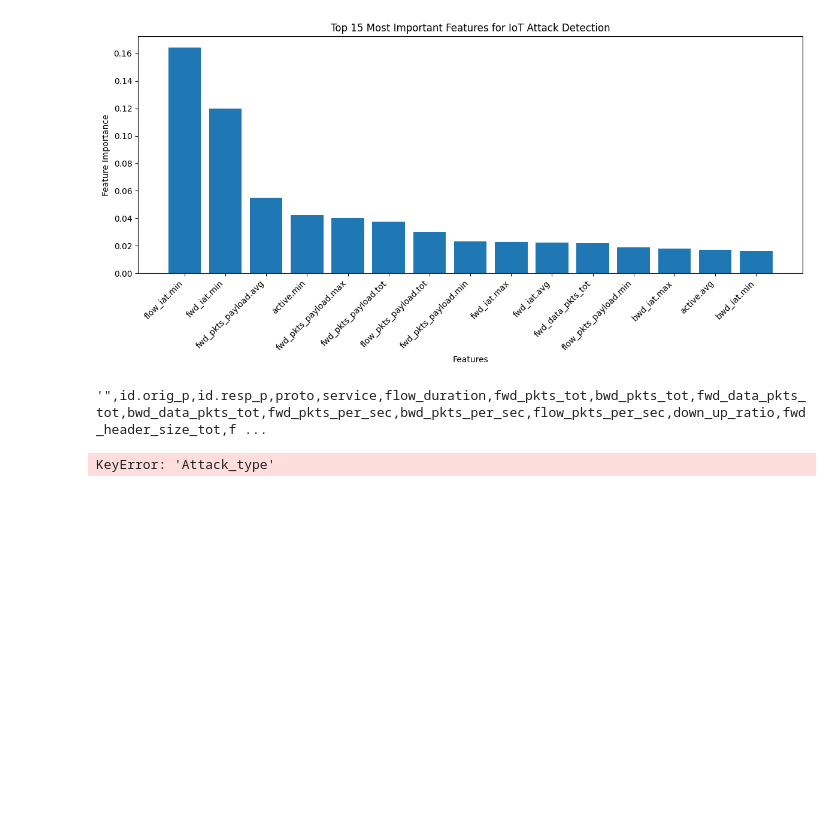
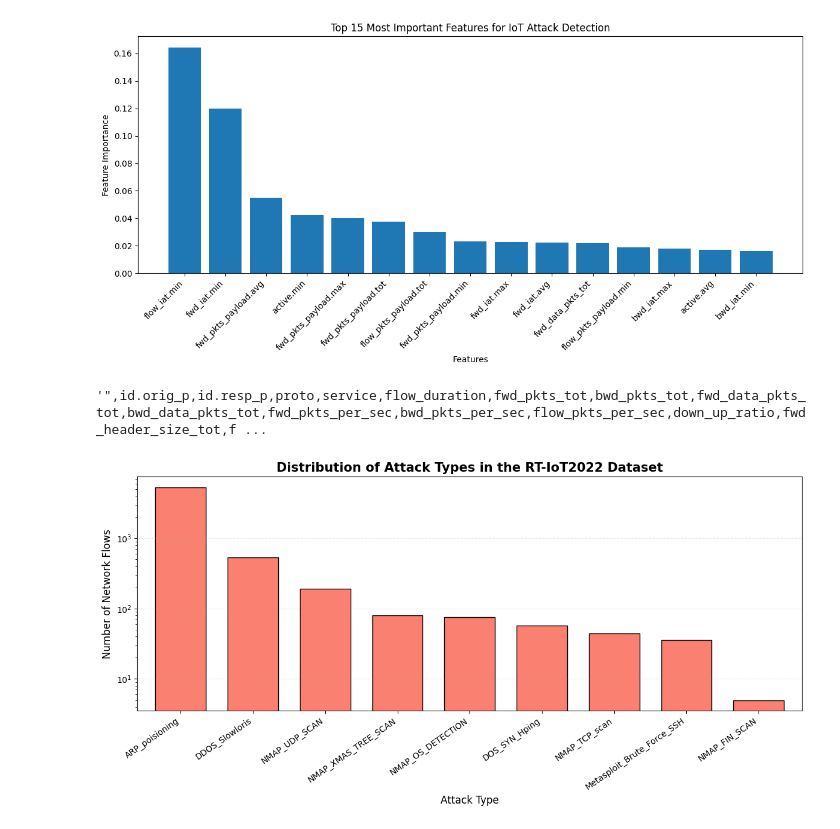
Before and after one commit to pranaykumarthakur/Research-IoT-IPS, a Jupyter notebook: corrected_with_SVM.ipynb, the cells around one changed output. Cells and saved outputs as stored; diff of their text form; code cells hidden in the pictures; blank space fills up the shorter version.

```diff
--- a/corrected_with_SVM.ipynb
+++ b/corrected_with_SVM.ipynb
@@ -629,7 +629,21 @@ import pandas as pd
 import matplotlib.pyplot as plt
 
 # Load original dataset
-df = pd.read_csv("original_RT_IoT2022.csv")
+import io
+
+with open("original_RT_IoT2022.csv", "r", encoding="utf-8") as f:
+    text = f.read()
+
+text = text.replace('"', '')
+
+lines = text.splitlines()
+
+if lines[0].startswith(","):
+    lines[0] = lines[0][1:]
+
+text = "\n".join(lines)
+
+df = pd.read_csv(io.StringIO(text))
 
 # Remove unnecessary columns (same preprocessing as your project)
 cols_to_drop = [
@@ -653,35 +667,39 @@ normal_activities = [
     "Thing_Speak",
     "Wipro_bulb",
     "MQTT_Publish"
 ]
 
 # Keep only attack records
 attack_df = df[~df["Attack_type"].isin(normal_activities)]
 
 # Count attacks
 attack_counts = attack_df["Attack_type"].value_counts()
 
 # Plot
 plt.figure(figsize=(12,6))
 
 attack_counts.plot(
     kind="bar",
     color="salmon",
-    edgecolor="black"
+    edgecolor="black",
+    width=0.7
 )
 
 plt.title(
     "Distribution of Attack Types in the RT-IoT2022 Dataset",
-    fontsize=14
+    fontsize=15,
+    fontweight="bold"
 )
 
 plt.xlabel("Attack Type", fontsize=12)
 plt.ylabel("Number of Network Flows", fontsize=12)
 
-plt.xticks(rotation=45, ha="right")
-plt.grid(axis="y", linestyle="--", alpha=0.4)
+plt.xticks(rotation=35, ha="right")
+
+plt.grid(axis="y", linestyle="--", alpha=0.3)
 
 plt.tight_layout()
+plt.yscale("log")
 plt.show()
 # %% [output]
-KeyError: 'Attack_type'
+[figure, added]
```
Also changed, not shown: parts of 7 cells of this notebook, 2 other files.
